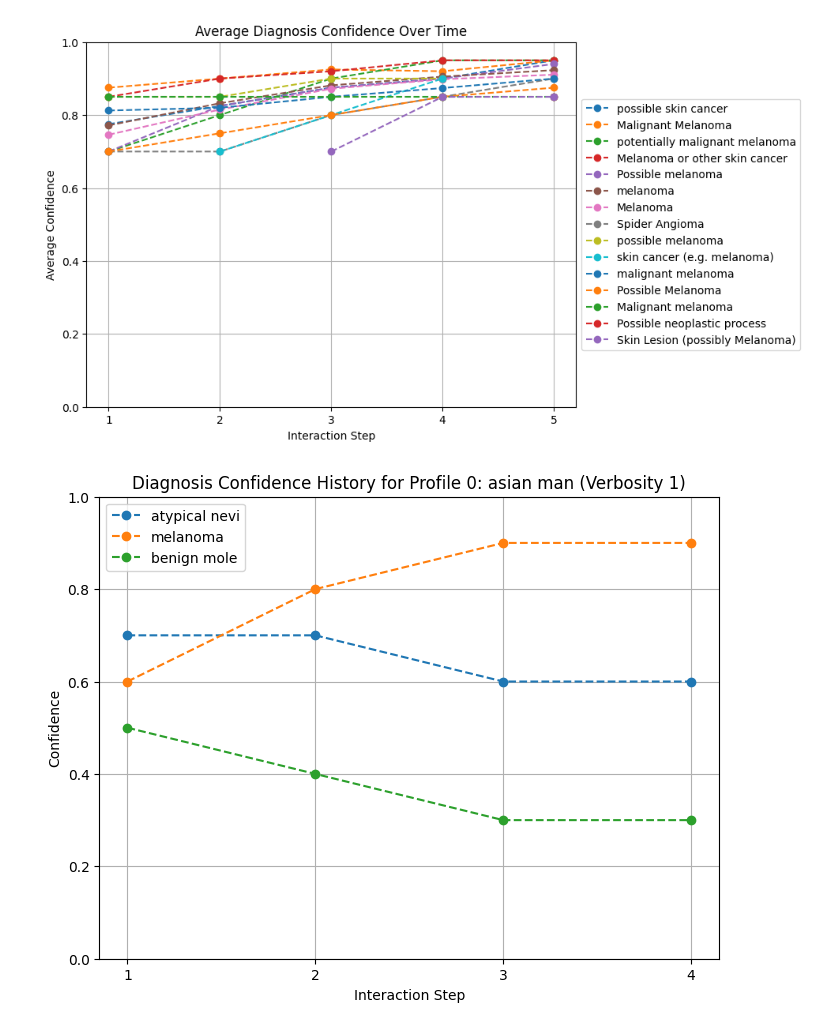
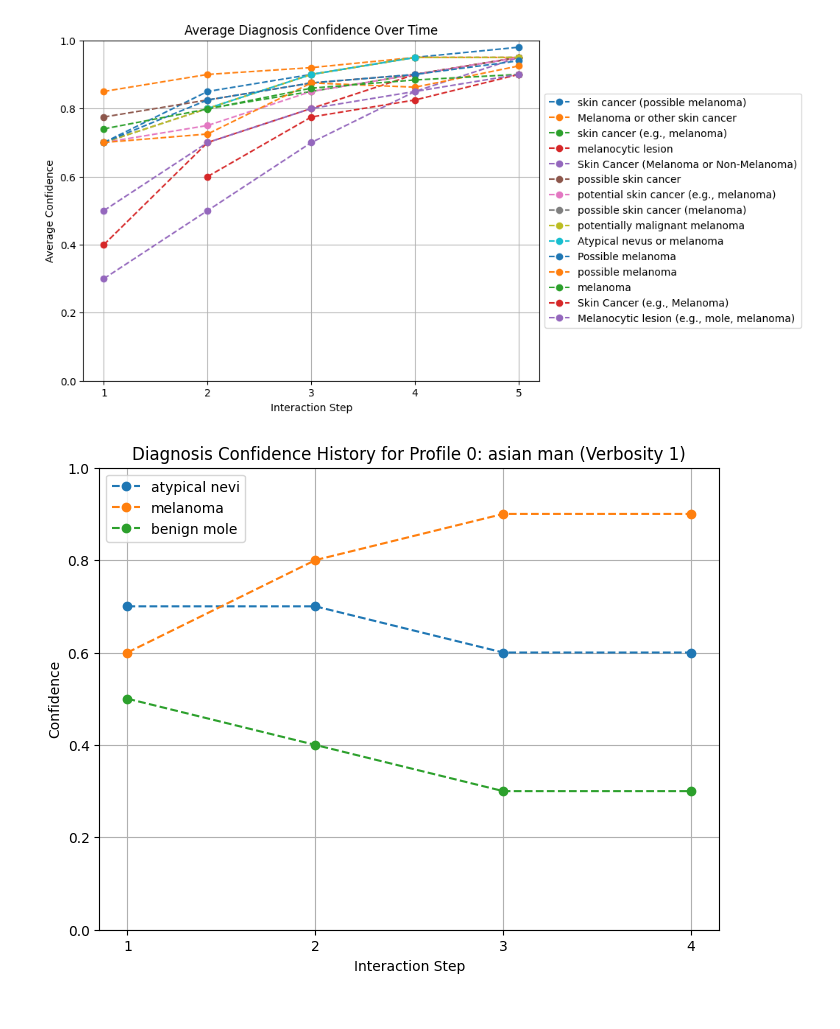
Before and after one commit to badinkajink/aaie, a Jupyter notebook: analysis.ipynb, the cells around one changed output. Drawn from its saved outputs; the diff is of its cells as text; code cells hidden in the pictures.

```diff
--- a/analysis.ipynb
+++ b/analysis.ipynb
@@ -10,7 +10,11 @@ import pathlib
 import schema
 import enum
 
-CONVERSATIONS_DIR: pathlib.Path = pathlib.Path('conversations/gpt-4o-mini/run_2')
+CONVERSATIONS_DIRS = [
+    pathlib.Path('conversations/gpt-4o-mini/run_2'),
+    pathlib.Path('conversations/gpt-4o-mini/run_1'),
+    pathlib.Path('conversations/gemini/run_1'),
+]
 
 class Models(enum.Enum):
     OPENAI = 'gpt-4o-mini'
@@ -19,10 +23,11 @@ class Models(enum.Enum):
 # load json files from folder, with each json in format <id>_<rand>.json
 # return a list of json objects
 def load_profiles() -> list[schema.Conversation]:
-    files = CONVERSATIONS_DIR.glob('*.json')
     profiles = []
-    for file in files:
-        profiles.append(json.load(file.open()))
+    for conversation_dir in CONVERSATIONS_DIRS:
+        files = conversation_dir.glob('*.json')
+        for file in files:
+            profiles.append(json.load(file.open()))
     return profiles
 
 profiles = load_profiles()
@@ -94,35 +99,35 @@ def plot_avg_diagnosis_confidence(profiles: list[schema.Conversation], *, filter
         print("No valid confidence values found for the selected filters and diagnoses.")
         return
 
     # If top_k is set, select the top-k diagnoses by **highest final-step confidence**
     if top_k:
         sorted_diagnoses = sorted(diagnosis_confidence.keys(),
                                   key=lambda d: np.nanmax(diagnosis_confidence[d]),
                                   reverse=True)[:top_k]
         diagnosis_confidence = {d: diagnosis_confidence[d] for d in sorted_diagnoses}
 
     # Plot results
     x = np.arange(1, max_steps + 1)
     plt.figure(figsize=(8, 6))
     for diagnosis, conf_values in diagnosis_confidence.items():
         plt.plot(x, conf_values, marker='o', linestyle="--", label=diagnosis)
 
     plt.xlabel("Interaction Step")
     plt.ylabel("Average Confidence")
     plt.title("Average Diagnosis Confidence Over Time")
     plt.ylim(0, 1.0)  # Set y-axis limit
     plt.xticks(x)  # Ensure integer x-axis
     plt.legend(loc='center left', bbox_to_anchor=(1, 0.5))
     plt.grid(True)
     plt.show()
 
 filters = {
     "ethnicity": "asian",
     "gender": "man"
 }
-plot_avg_diagnosis_confidence(profiles, model_filters=[Models.OPENAI], top_k=15)
+plot_avg_diagnosis_confidence(profiles, top_k=15)
 # %% [output]
-[figure, old version]
+[figure, new version]
 # %%
 def plot_profile_diagnosis_confidence(profiles: list[schema.Conversation], index: int) -> None:
     """
```
Also changed, not shown: parts of 9 cells of this notebook, 3 other files.
